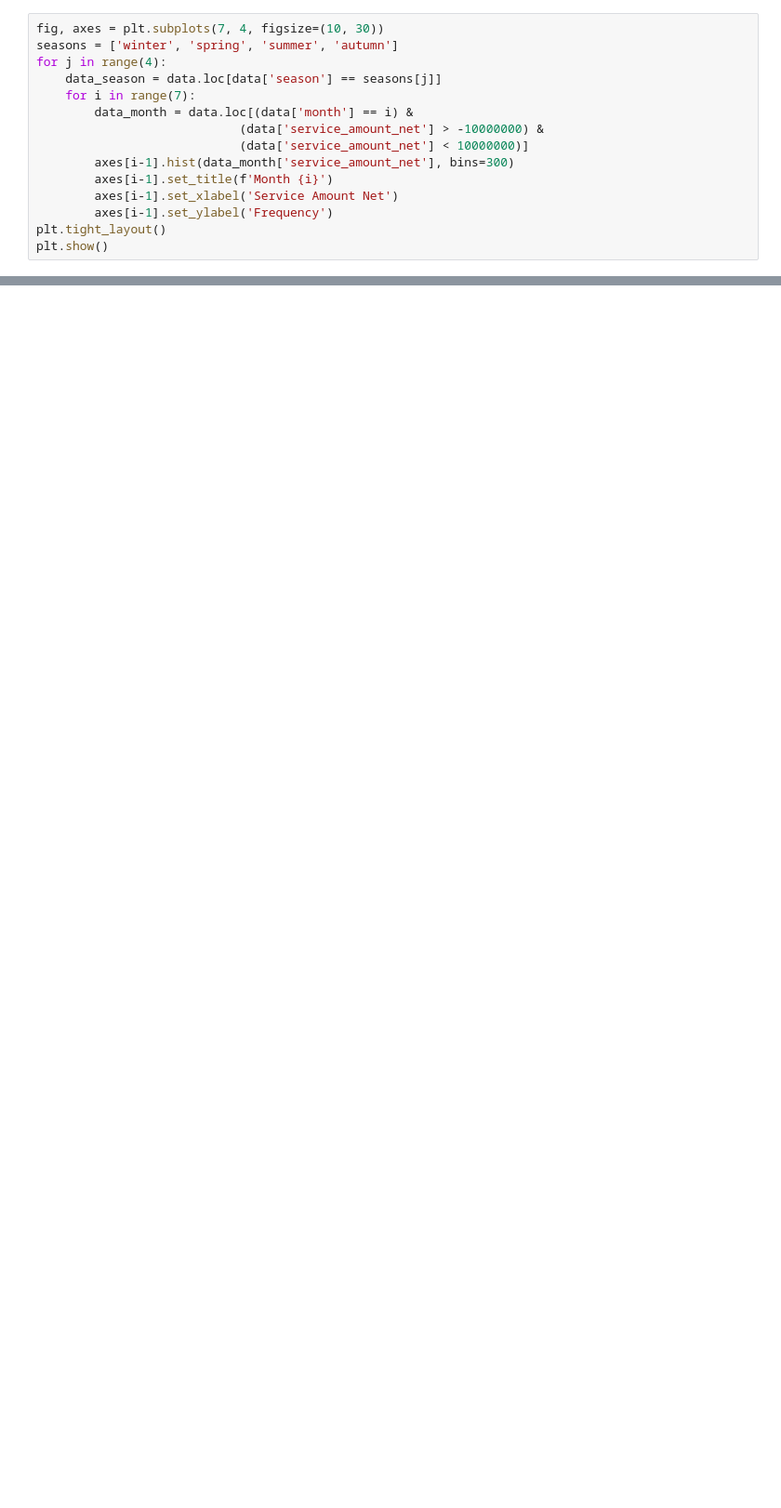
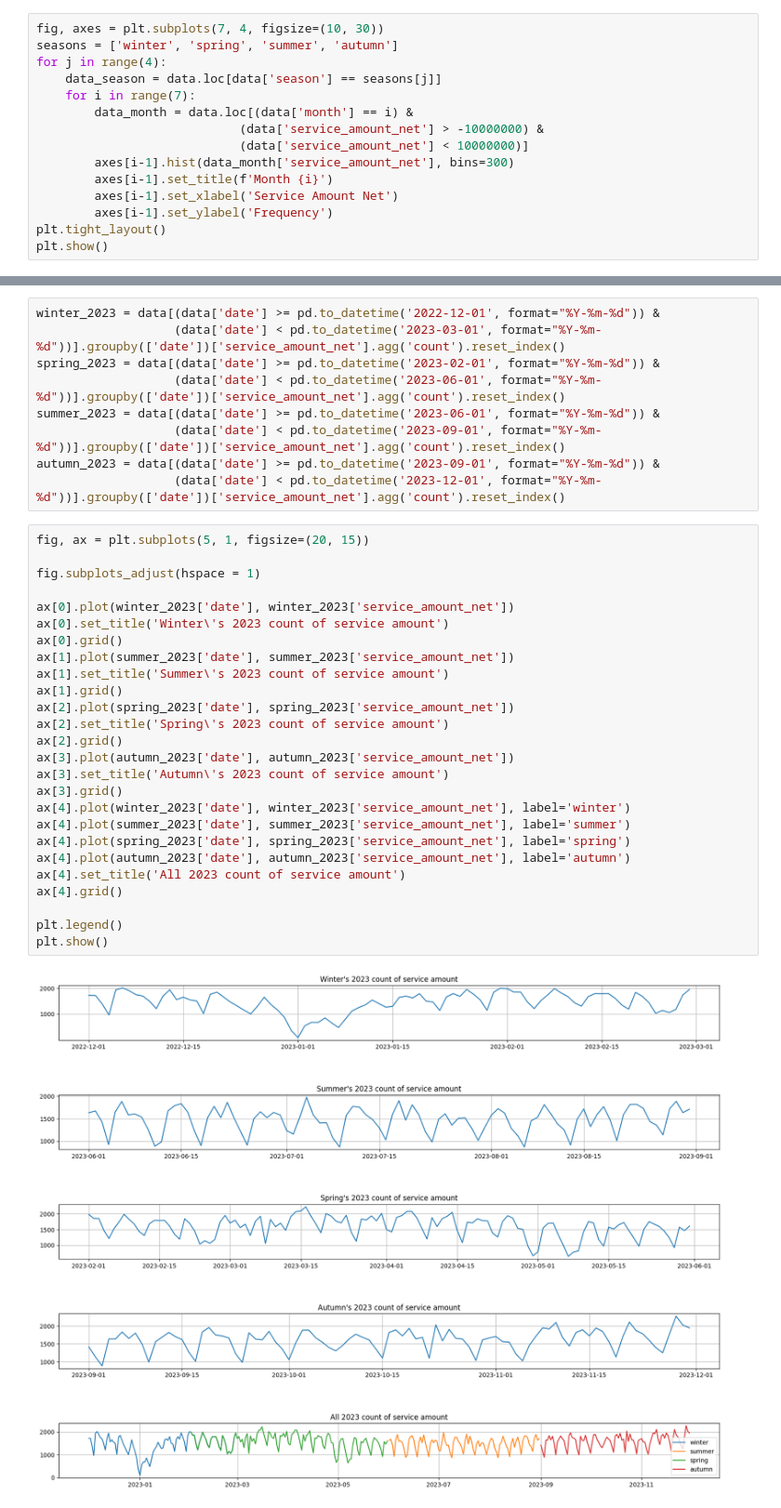
Before and after one commit to CCCXIV314/Sber, a Jupyter notebook: Sber_data_research.ipynb, the cells around one changed output, grey strips where cells are left out. Shown at 93% size. Cells and saved outputs as stored; diff of their text form; blank space fills up the shorter version.

```diff
--- a/Sber_data_research.ipynb
+++ b/Sber_data_research.ipynb
@@ -1378,0 +742,37 @@ plt.hist(data_fall.loc[(data_fall['service_amount_net'] > 0) & (data_fall['servi
+# %%
+winter_2023 = data[(data['date'] >= pd.to_datetime('2022-12-01', format="%Y-%m-%d")) &
+                   (data['date'] < pd.to_datetime('2023-03-01', format="%Y-%m-%d"))].groupby(['date'])['service_amount_net'].agg('count').reset_index()
+spring_2023 = data[(data['date'] >= pd.to_datetime('2023-02-01', format="%Y-%m-%d")) &
+                   (data['date'] < pd.to_datetime('2023-06-01', format="%Y-%m-%d"))].groupby(['date'])['service_amount_net'].agg('count').reset_index()
+summer_2023 = data[(data['date'] >= pd.to_datetime('2023-06-01', format="%Y-%m-%d")) &
+                   (data['date'] < pd.to_datetime('2023-09-01', format="%Y-%m-%d"))].groupby(['date'])['service_amount_net'].agg('count').reset_index()
+autumn_2023 = data[(data['date'] >= pd.to_datetime('2023-09-01', format="%Y-%m-%d")) &
+                   (data['date'] < pd.to_datetime('2023-12-01', format="%Y-%m-%d"))].groupby(['date'])['service_amount_net'].agg('count').reset_index()
+# %%
+fig, ax = plt.subplots(5, 1, figsize=(20, 15))
+
+fig.subplots_adjust(hspace = 1)
+
+ax[0].plot(winter_2023['date'], winter_2023['service_amount_net'])
+ax[0].set_title('Winter\'s 2023 count of service amount')
+ax[0].grid()
+ax[1].plot(summer_2023['date'], summer_2023['service_amount_net'])
+ax[1].set_title('Summer\'s 2023 count of service amount')
+ax[1].grid()
+ax[2].plot(spring_2023['date'], spring_2023['service_amount_net'])
+ax[2].set_title('Spring\'s 2023 count of service amount')
+ax[2].grid()
+ax[3].plot(autumn_2023['date'], autumn_2023['service_amount_net'])
+ax[3].set_title('Autumn\'s 2023 count of service amount')
+ax[3].grid()
+ax[4].plot(winter_2023['date'], winter_2023['service_amount_net'], label='winter')
+ax[4].plot(summer_2023['date'], summer_2023['service_amount_net'], label='summer')
+ax[4].plot(spring_2023['date'], spring_2023['service_amount_net'], label='spring')
+ax[4].plot(autumn_2023['date'], autumn_2023['service_amount_net'], label='autumn')
+ax[4].set_title('All 2023 count of service amount')
+ax[4].grid()
+
+plt.legend()
+plt.show()
+# %% [output]
+[figure, added]
```
Also changed, not shown: parts of 88 cells of this notebook.
